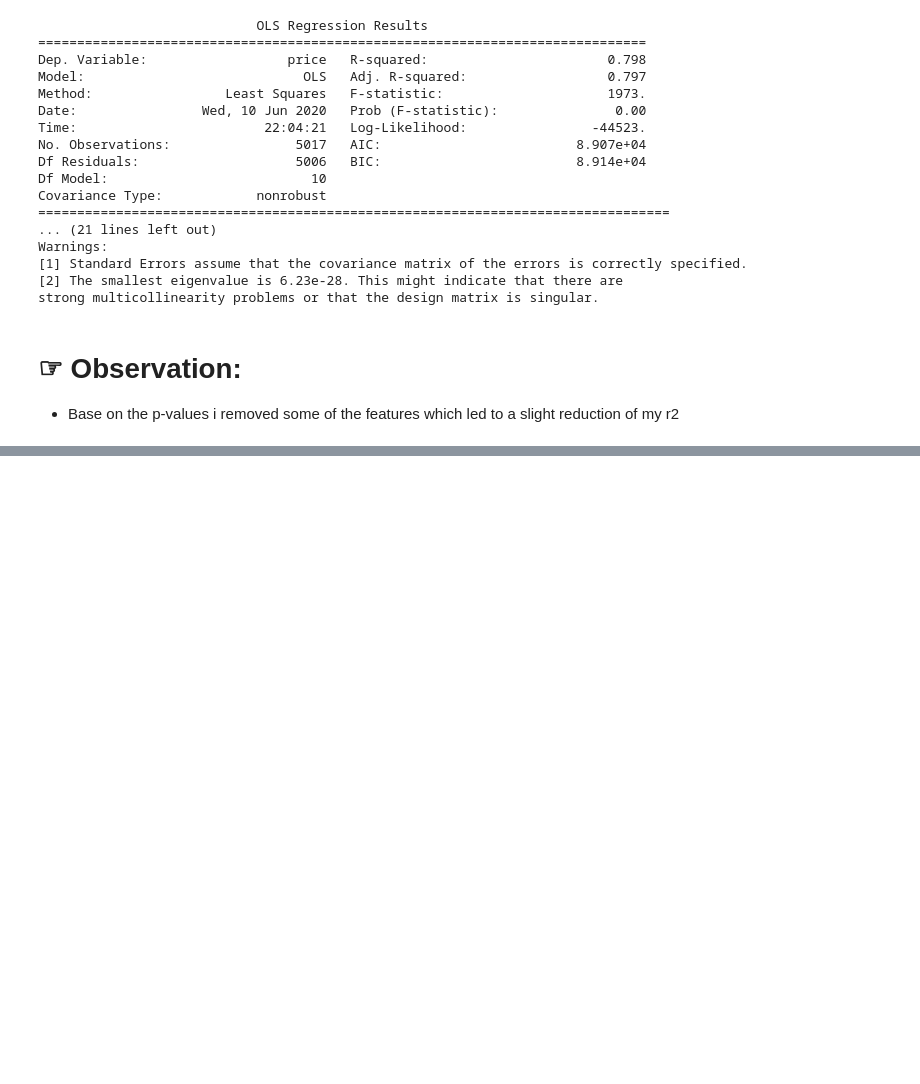
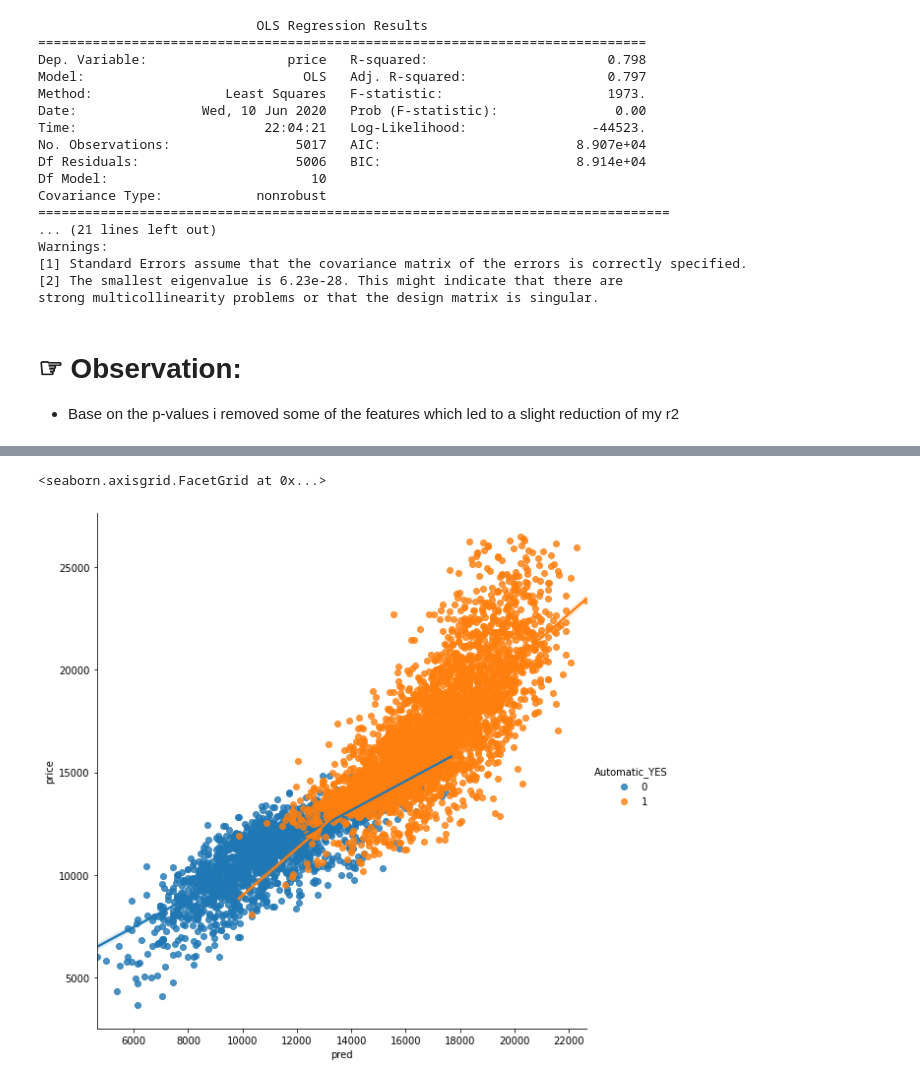
Before and after one commit to code-JOA/MiniMachineLearning, a Jupyter notebook: LinearRegression/CarProject-StatsModels/CarProject.ipynb, the cells around one changed output, grey strips where cells are left out. Cells and saved outputs as stored; diff of their text form; code cells hidden in the pictures; blank space fills up the shorter version.

```diff
--- a/LinearRegression/CarProject-StatsModels/CarProject.ipynb
+++ b/LinearRegression/CarProject-StatsModels/CarProject.ipynb
@@ -531,0 +577,6 @@ strong multicollinearity problems or that the design matrix is singular.
+# %%
+df['pred'] = predtrain
+sns.lmplot(x='pred' , y = 'price', hue='Automatic_YES' , data=df , fit_reg=True, size=8)
+# %% [output]
+<seaborn.axisgrid.FacetGrid at 0x...>
+[figure, added]
```
Also changed, not shown: parts of 5 cells of this notebook.
